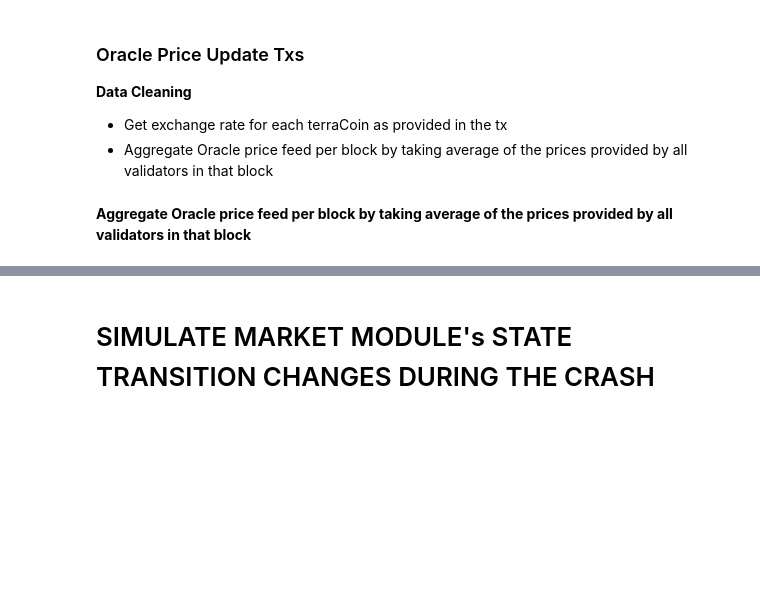
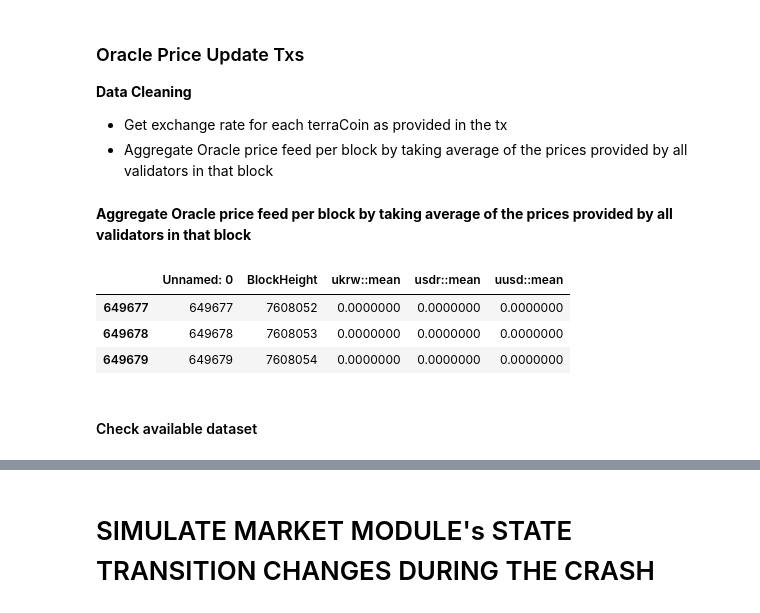
Before and after one commit to AstroTech-Labs/Research_1_TerraClassic, a Jupyter notebook: learning_layer_research/terra_market_module/data_preprocessing.ipynb, the cells around one changed output, grey strips where cells are left out. Cells and saved outputs as stored; diff of their text form; code cells hidden in the pictures; blank space fills up the shorter version.

Commit message:
added more data files

```diff
--- a/learning_layer_research/terra_market_module/data_preprocessing.ipynb
+++ b/learning_layer_research/terra_market_module/data_preprocessing.ipynb
@@ -667,3 +699,14 @@ aggregated_exchange_rate_vote_txs_DF = aggregate_exchange_rates_per_block(exchan
 aggregated_exchange_rate_vote_txs_DF["BlockHeight"] = aggregated_exchange_rate_vote_txs_DF.apply(lambda x: int(x["BlockHeight"]), axis =1 )
 # %%
 # aggregated_exchange_rate_vote_txs_DF.to_csv("./cleaned_data/aggregated_exchange_rate_vote_txs_DF.csv")
+# %%
+test =  pd.read_csv("./cleaned_data/aggregated_exchange_rate_vote_txs_DF.csv")
+# %%
+test.tail(3)
+# %% [output]
+|  | Unnamed: 0 | BlockHeight | ukrw::mean | usdr::mean | uusd::mean |
+| 649677 | 649677 | 7608052 | 0.0000000 | 0.0000000 | 0.0000000 |
+| 649678 | 649678 | 7608053 | 0.0000000 | 0.0000000 | 0.0000000 |
+| 649679 | 649679 | 7608054 | 0.0000000 | 0.0000000 | 0.0000000 |
+# %% [markdown]
+#### Check available dataset
```
Also changed, not shown: parts of 15 cells of this notebook, 19 other files.
